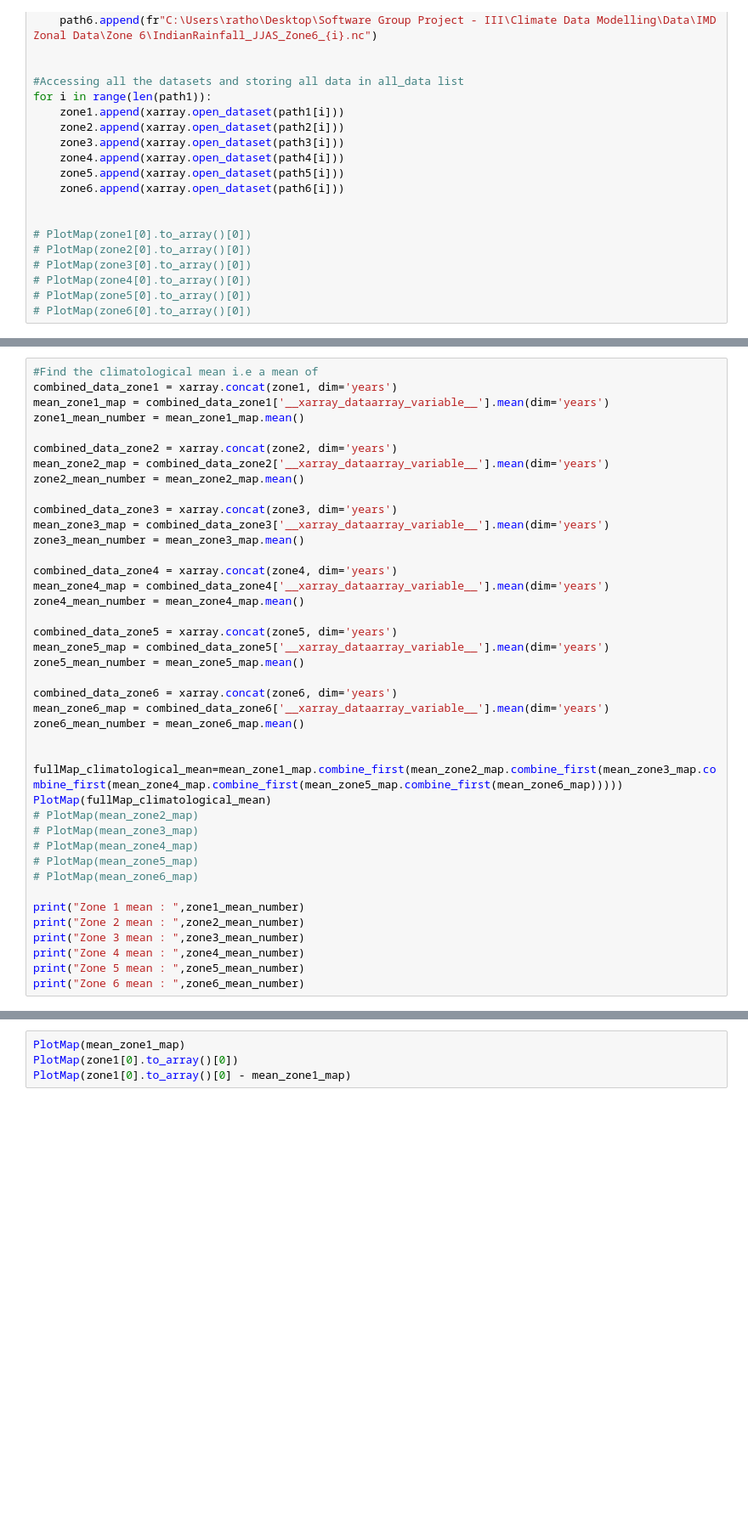
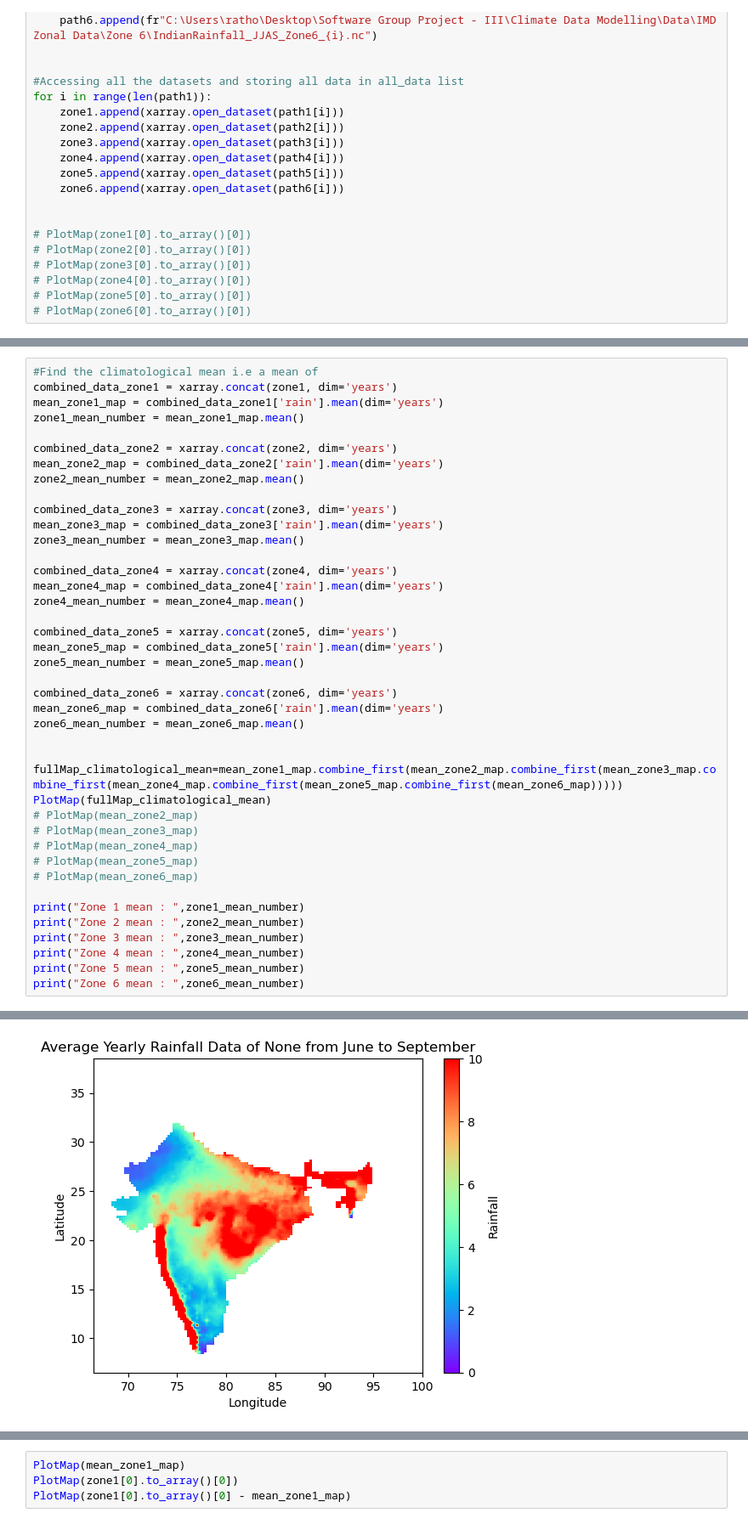
Before and after one commit to KishanRathod17/Climate-Data-Modelling, a Jupyter notebook: Codes/Rain Category.ipynb, the cells around one changed output, grey strips where cells are left out. Shown at 85% size. Cells and saved outputs as stored; diff of their text form; blank space fills up the shorter version.

```diff
--- a/Codes/Rain Category.ipynb
+++ b/Codes/Rain Category.ipynb
@@ -88,27 +83,27 @@ Data variables:
 # %%
 #Find the climatological mean i.e a mean of
 combined_data_zone1 = xarray.concat(zone1, dim='years')
-mean_zone1_map = combined_data_zone1['__xarray_dataarray_variable__'].mean(dim='years')
+mean_zone1_map = combined_data_zone1['rain'].mean(dim='years')
 zone1_mean_number = mean_zone1_map.mean()
 
 combined_data_zone2 = xarray.concat(zone2, dim='years')
-mean_zone2_map = combined_data_zone2['__xarray_dataarray_variable__'].mean(dim='years')
+mean_zone2_map = combined_data_zone2['rain'].mean(dim='years')
 zone2_mean_number = mean_zone2_map.mean()
 
 combined_data_zone3 = xarray.concat(zone3, dim='years')
-mean_zone3_map = combined_data_zone3['__xarray_dataarray_variable__'].mean(dim='years')
+mean_zone3_map = combined_data_zone3['rain'].mean(dim='years')
 zone3_mean_number = mean_zone3_map.mean()
 
 combined_data_zone4 = xarray.concat(zone4, dim='years')
-mean_zone4_map = combined_data_zone4['__xarray_dataarray_variable__'].mean(dim='years')
+mean_zone4_map = combined_data_zone4['rain'].mean(dim='years')
 zone4_mean_number = mean_zone4_map.mean()
 
 combined_data_zone5 = xarray.concat(zone5, dim='years')
-mean_zone5_map = combined_data_zone5['__xarray_dataarray_variable__'].mean(dim='years')
+mean_zone5_map = combined_data_zone5['rain'].mean(dim='years')
 zone5_mean_number = mean_zone5_map.mean()
 
 combined_data_zone6 = xarray.concat(zone6, dim='years')
-mean_zone6_map = combined_data_zone6['__xarray_dataarray_variable__'].mean(dim='years')
+mean_zone6_map = combined_data_zone6['rain'].mean(dim='years')
 zone6_mean_number = mean_zone6_map.mean()
 
 
@@ -142,2 +137,3 @@ array(20.82007984)
+[figure, added]
 # %%
 #Calculating the standard deviation
```
Also changed, not shown: parts of 8 cells of this notebook.
